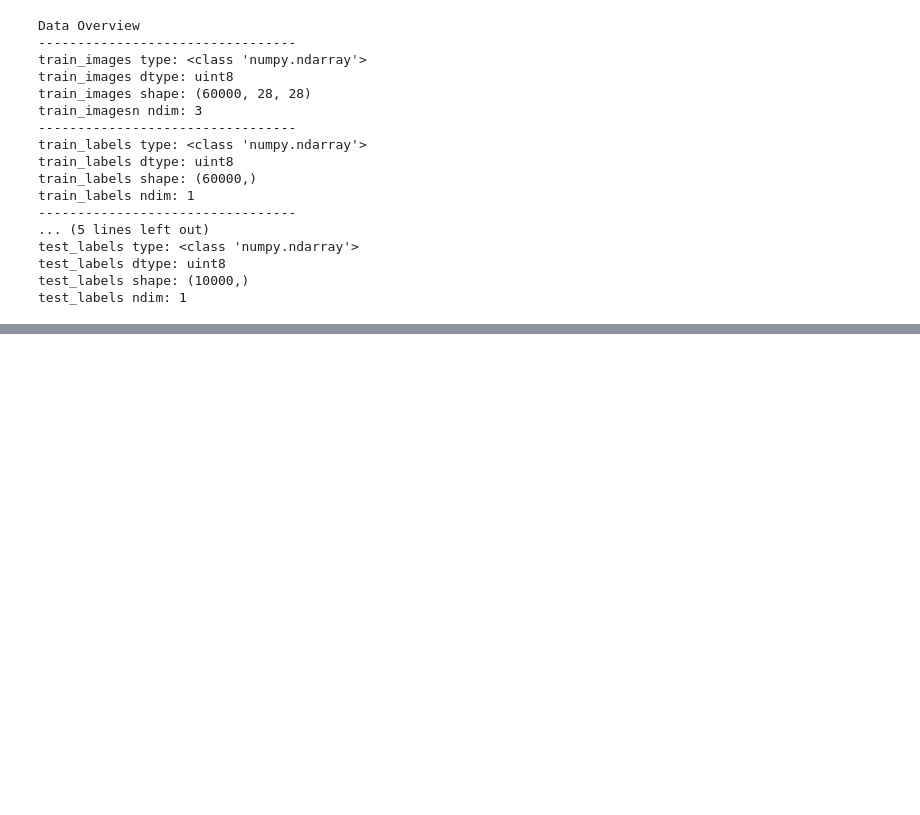
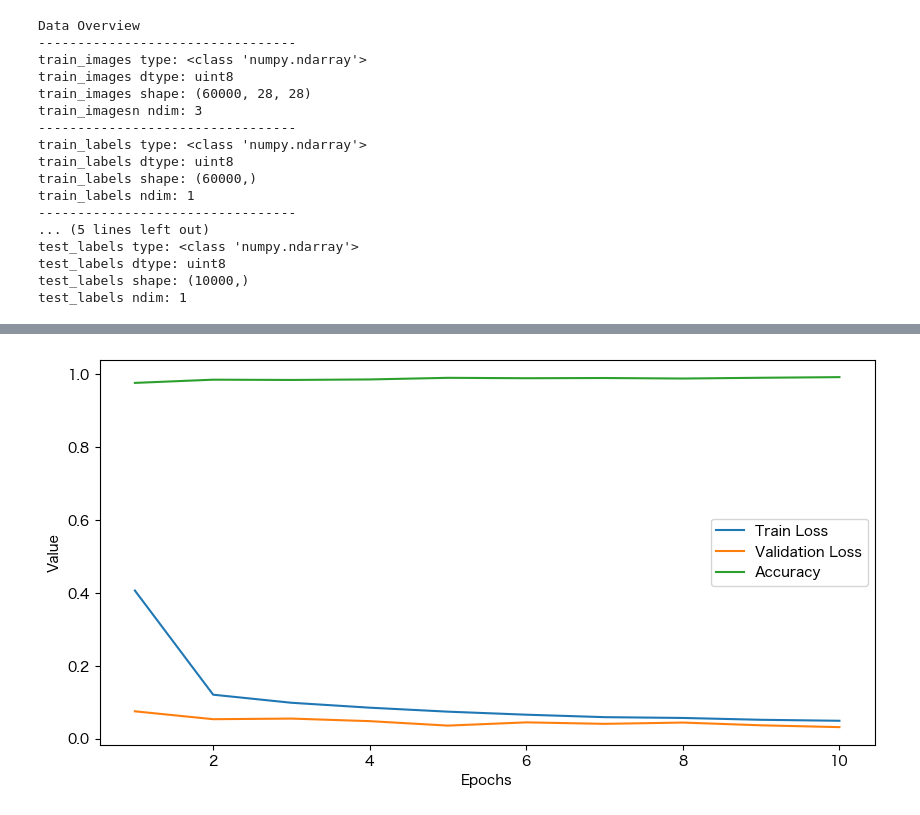
Before and after one commit to ykuw2/kmnist-cnn-streamlit, a Jupyter notebook: train_kmnist.ipynb, the cells around one changed output, grey strips where cells are left out. Drawn from its saved outputs; the diff is of its cells as text; code cells hidden in the pictures; blank space fills up the shorter version.

```diff
--- a/train_kmnist.ipynb
+++ b/train_kmnist.ipynb
@@ -162,7 +162,7 @@ train_transforms = transforms.Compose([
     transforms.Normalize((0.1918,), (0.3483,)) # Normalize the values - these are the values for KMNIST (mean and SD).
 ])
 
-test_transforms = transforms.Compose([
+val_test_transforms = transforms.Compose([
     transforms.ToTensor(),
     transforms.Normalize((0.1918,), (0.3483,))
 ])
@@ -183,8 +183,24 @@ class KMNISTDataset(Dataset): # PyTorch Dataset is just a class that represents
         label = self.labels[index]
 
         return image, label
+# %%
+# Let's split the kmnist_train_images (the train images and labels) into train and validation sets before we create the dataset
+# 80% to training and 20% to validation
+train_split = 0.8
+
+len_kminst_train = len(kmnist_train_images)
+combined_train_kmnist = list(zip(kmnist_train_images, kmnist_train_labels)) # Zipping and making it a list
+random.shuffle(combined_train_kmnist) # Random shuffle but together
+split_idx = int(train_split * len(combined_train_kmnist)) # Splitting index
+
+kminst_train_dataset = combined_train_kmnist[:split_idx] # Train dataset
+kminst_validation_dataset = combined_train_kmnist[split_idx:] # Validation dataset
+
+kmnist_train_images, kmnist_train_labels = zip(*kminst_train_dataset) # Unzip
+kminst_validation_images, kmnist_validation_labels = zip(*kminst_validation_dataset) # Unzip
 # %%
 # Creating the Dataset
 train_dataset = KMNISTDataset(kmnist_train_images, kmnist_train_labels, train_transforms)
-test_dataset = KMNISTDataset(kmnist_test_images, kmnist_test_labels, test_transforms)
+val_dataset = KMNISTDataset(kminst_validation_images, kmnist_validation_labels, val_test_transforms)
+test_dataset = KMNISTDataset(kmnist_test_images, kmnist_test_labels, val_test_transforms)
 # %%
@@ -252,6 +322,7 @@ class TrainVal:
 # %%
-num_epochs = 20
+# Run the model. For now, let's do it on 10 Epochs.
+num_epochs = 10
 
-train_and_val = TrainVal(cnn, train_dataset, test_dataset, num_epochs, 32)
+train_val_test = TrainValTest(cnn, train_dataset, val_dataset, test_dataset, num_epochs)
 
-train_and_val.fire()
+train_val_test.fire()
@@ -257,0 +350,5 @@ train_and_val.fire()
+# %%
+# Visualize the training loss, validation loss, and the accuracy of the model.
+train_val_test.visualize()
+# %% [output]
+[figure, added]
```
Also changed, not shown: parts of 4 cells of this notebook, 1 other file.
